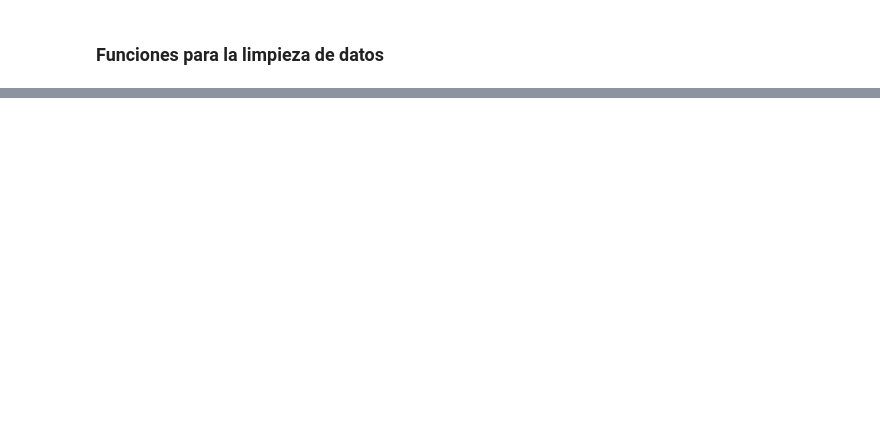
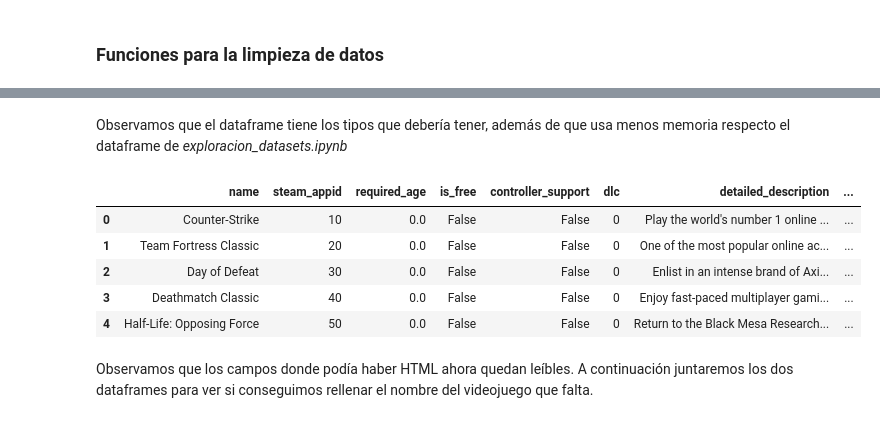
Before and after one commit to Pumpunkio/EDA-Steam, a Jupyter notebook: notebooks/limpieza_y_visualizacion.ipynb, the cells around one changed output, grey strips where cells are left out. Saved outputs shown, nothing was run; the diff lists cells and outputs as text; code cells hidden in the pictures; blank space fills up the shorter version.

```diff
--- a/notebooks/limpieza_y_visualizacion.ipynb
+++ b/notebooks/limpieza_y_visualizacion.ipynb
@@ -5,2 +3,18 @@ import pandas as pd
+# %%
+import pandas as pd
+import numpy as np
+import ast
+import seaborn as sns
+import matplotlib.pyplot as plt
+import json
+# La conversión de divisas se establece aquí por si se quiere cambiar en el futuro.
+# En este notebook no se realiza, pero los datos serían más precisos si se tuviera en cuenta la inflación, por ejemplo.
+CONVERSION_GBP = 1.14
+CONVERSION_USD = 0.86
+
+pd.options.mode.copy_on_write = True # Ponemos esta línea para saltarnos un warning específico
+
+df_applist = pd.read_csv("../data/app_list.csv")
+df_steam = pd.read_csv("../data/steam_app_data.csv")
 # %% [markdown]
 ### Funciones para la limpieza de datos
@@ -86,0 +270,3 @@ memory usage: 7.1+ MB
+# %%
+df_clean_steam, cats, gens = limpia_app_data(df_steam)
+df_clean_steam.info()
@@ -86,0 +291,14 @@ memory usage: 7.1+ MB
+# %% [markdown]
+Observamos que el dataframe tiene los tipos que debería tener, además de que usa menos memoria respecto el dataframe de *exploracion_datasets.ipynb*
+# %%
+pd.set_option('display.max_columns', None)
+df_clean_steam.head()
+# %% [output]
+|  | name | steam_appid | required_age | is_free | controller_support | dlc | detailed_description | ... |
+| 0 | Counter-Strike | 10 | 0.0 | False | False | 0 | Play the world's number 1 online ... | ... |
+| 1 | Team Fortress Classic | 20 | 0.0 | False | False | 0 | One of the most popular online ac... | ... |
+| 2 | Day of Defeat | 30 | 0.0 | False | False | 0 | Enlist in an intense brand of Axi... | ... |
+| 3 | Deathmatch Classic | 40 | 0.0 | False | False | 0 | Enjoy fast-paced multiplayer gami... | ... |
+| 4 | Half-Life: Opposing Force | 50 | 0.0 | False | False | 0 | Return to the Black Mesa Research... | ... |
+# %% [markdown]
+Observamos que los campos donde podía haber HTML ahora quedan leíbles. A continuación juntaremos los dos dataframes para ver si conseguimos rellenar el nombre del videojuego que falta.
```
Also changed, not shown: parts of 20 cells of this notebook, 5 other files.
